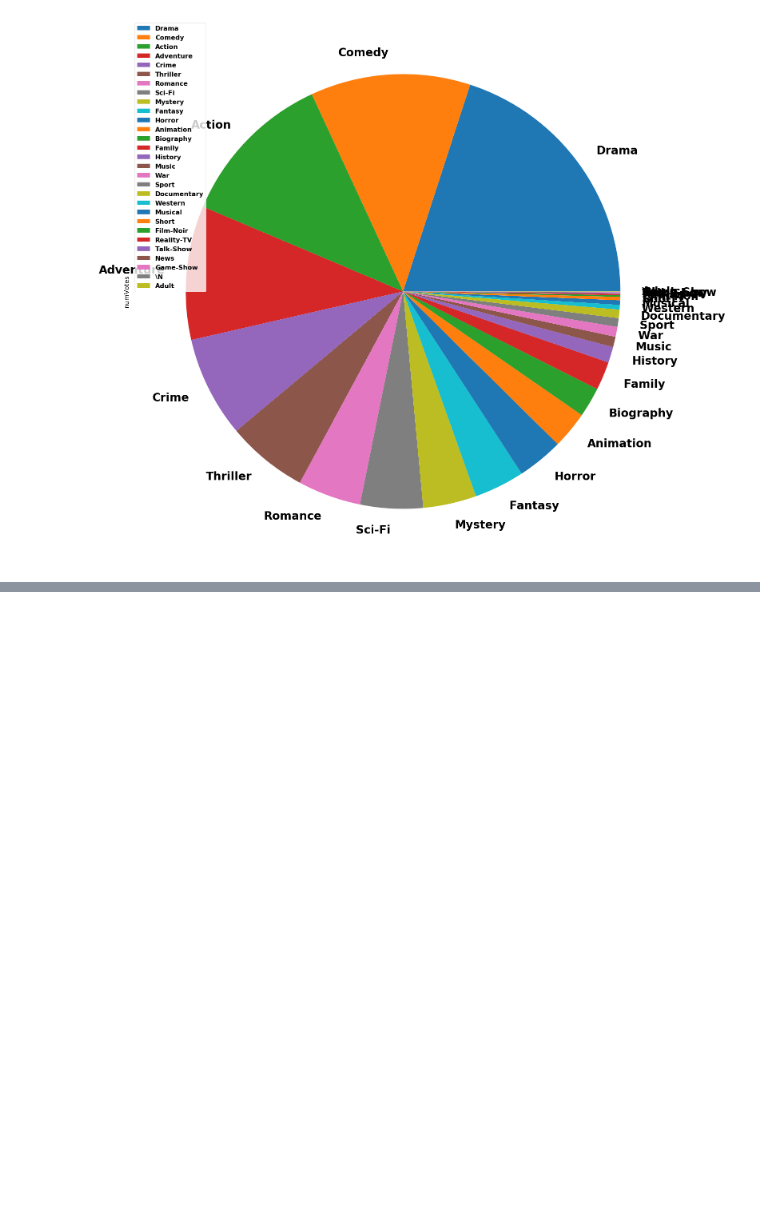
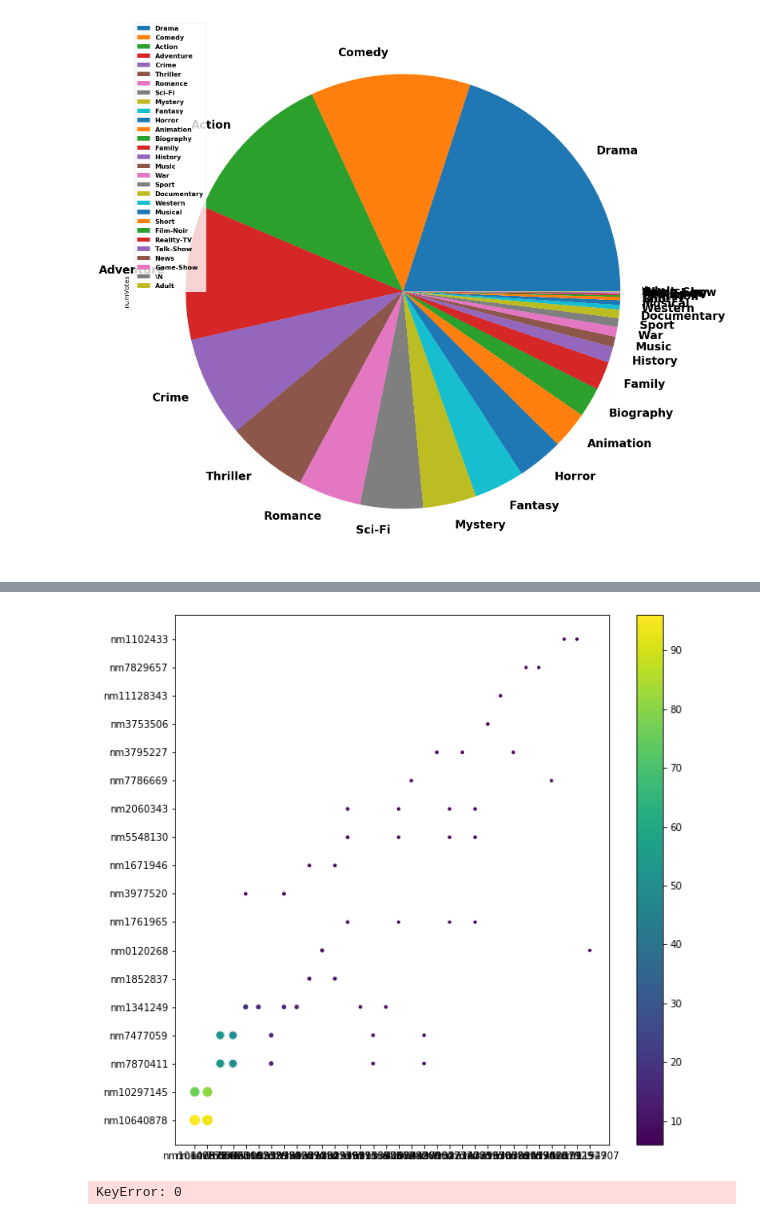
Before and after one commit to ganeshk312/IMDB, a Jupyter notebook: IMDB_most voted genre.ipynb, the cells around one changed output, grey strips where cells are left out. Saved outputs shown, nothing was run; the diff lists cells and outputs as text; code cells hidden in the pictures; blank space fills up the shorter version.

```diff
--- a/IMDB_most voted genre.ipynb
+++ b/IMDB_most voted genre.ipynb
@@ -199,0 +572,4 @@ title_ratings_mean
+# %%
+ac_direc=ac_direct.merge(direc,how='inner',left_on='tconst',right_on='tconst')
+ac_direc=ac_direc[ac_direc.averageRating==10]
+ac_direc
@@ -199,0 +590,7 @@ title_ratings_mean
+# %%
+new=((ac_direc.drop('tconst',axis=1)).groupby(by=['actor','directors'],as_index=False).count())
+# %%
+
+new.rename(columns={"averageRating":"Count_10"},inplace=True)
+new=new.sort_values(by='Count_10',ascending=False,ignore_index=True)
+new
@@ -199,0 +611,4 @@ title_ratings_mean
+# %%
+z=range(100)
+new_pair=new[new['Count_10']>5]
+new_pair
@@ -199,0 +633,11 @@ title_ratings_mean
+# %%
+plt.figure(figsize=(10,10))
+sc=plt.scatter(new_pair.actor,new_pair.directors,s=new_pair.Count_10,c=new_pair.Count_10)
+plt.colorbar(sc)
+plt.show()
+# %% [output]
+[figure, added]
+# %%
+print(name.loc[name['nconst']==new_pair.actor[0]].primaryName)
+# %% [output]
+KeyError: 0
```
Also changed, not shown: parts of 92 cells of this notebook.
